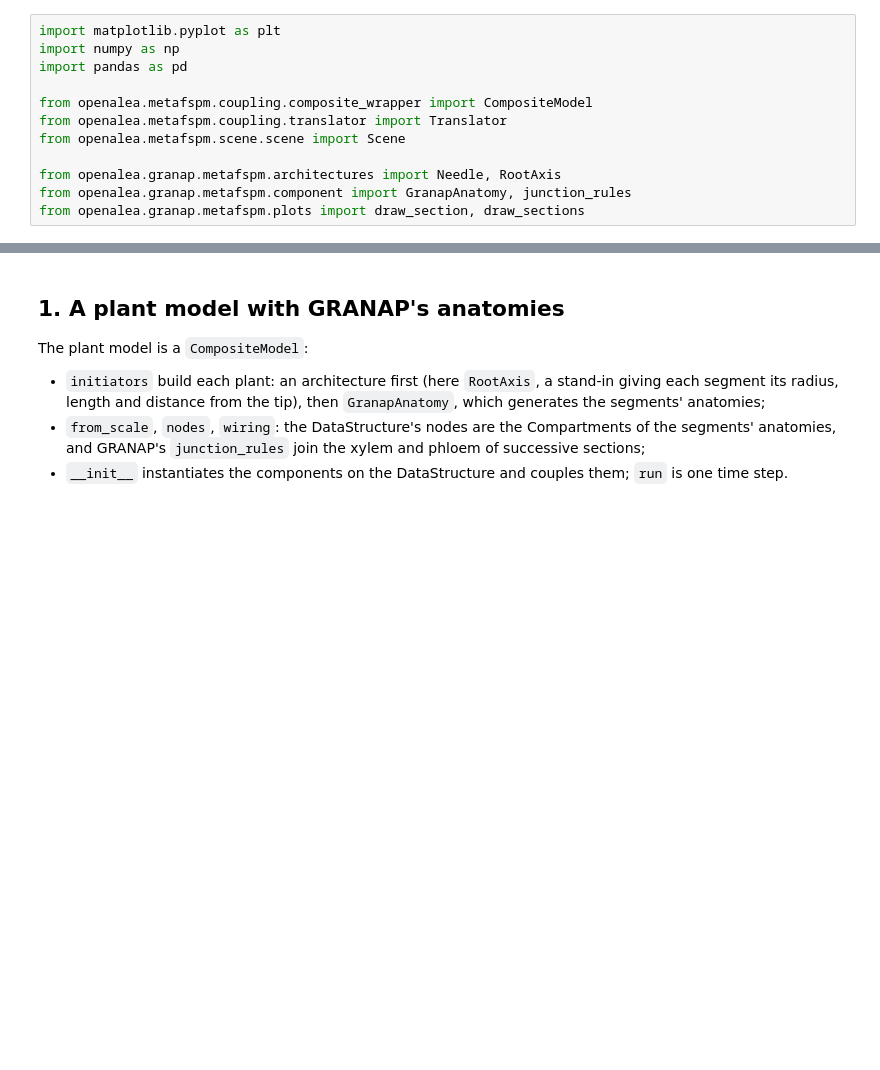
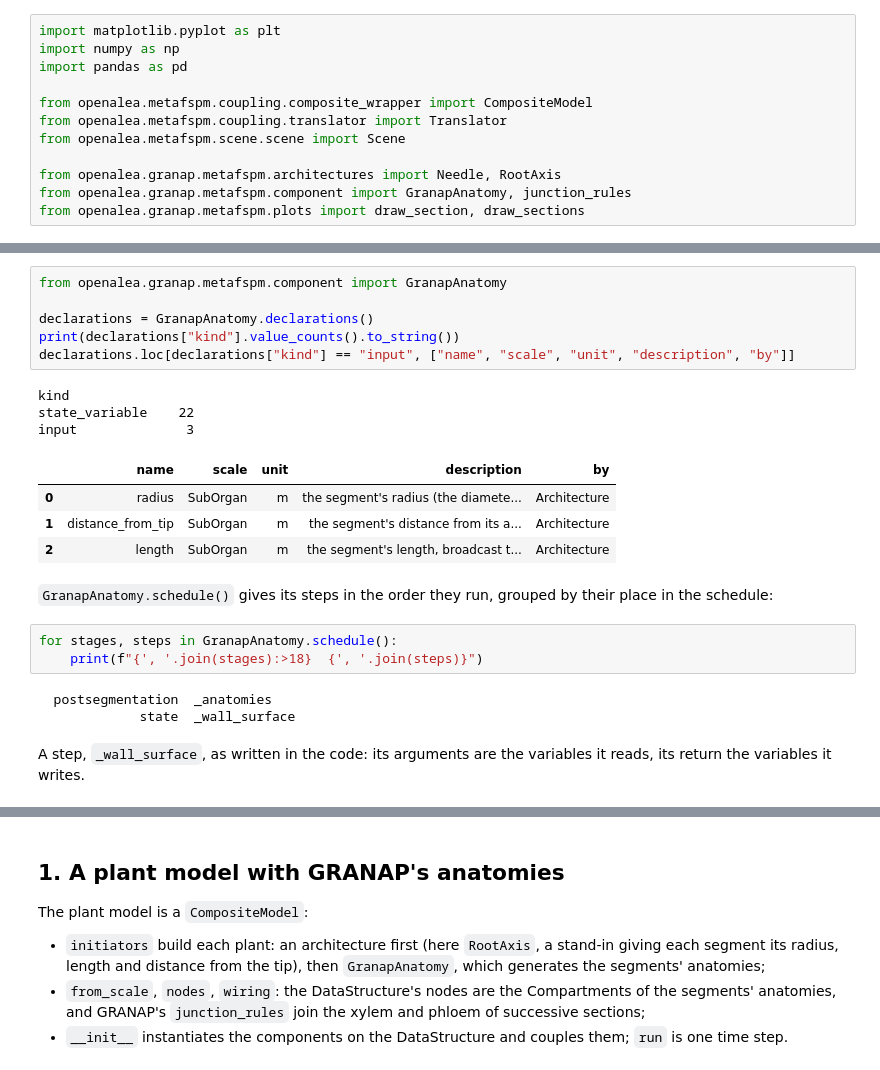
Before and after one commit to openalea-incubator/GRANAP-dev, a Jupyter notebook: example/tutorials/tutorial_metafspm_01_cross_sections.ipynb, the cells around one changed output, grey strips where cells are left out. Cells and saved outputs as stored; diff of their text form; blank space fills up the shorter version.

Commit message:
Tutorial: section 0, reading the code (metafspm's component formalism on GranapAnatomy: its declarations, its schedule, a step, with a link to metafspm's tutorial)

```diff
--- a/example/tutorials/tutorial_metafspm_01_cross_sections.ipynb
+++ b/example/tutorials/tutorial_metafspm_01_cross_sections.ipynb
@@ -21,0 +51,25 @@ from openalea.granap.metafspm.plots import draw_section, draw_sections
+# %%
+from openalea.granap.metafspm.component import GranapAnatomy
+
+declarations = GranapAnatomy.declarations()
+print(declarations["kind"].value_counts().to_string())
+declarations.loc[declarations["kind"] == "input", ["name", "scale", "unit", "description", "by"]]
+# %% [output]
+kind
+state_variable    22
+input              3
+|  | name | scale | unit | description | by |
+| 0 | radius | SubOrgan | m | the segment's radius (the diamete... | Architecture |
+| 1 | distance_from_tip | SubOrgan | m | the segment's distance from its a... | Architecture |
+| 2 | length | SubOrgan | m | the segment's length, broadcast t... | Architecture |
+# %% [markdown]
+`GranapAnatomy.schedule()` gives its steps in the order they run, grouped by their place in the schedule:
+# %%
+for stages, steps in GranapAnatomy.schedule():
+    print(f"{', '.join(stages):>18}  {', '.join(steps)}")
+# %% [output]
+  postsegmentation  _anatomies
+             state  _wall_surface
+# %% [markdown]
+A step, `_wall_surface`, as written in the code: its arguments are the variables it reads, its
+return the variables it writes.
```
Also changed, not shown: parts of 2 cells of this notebook.
